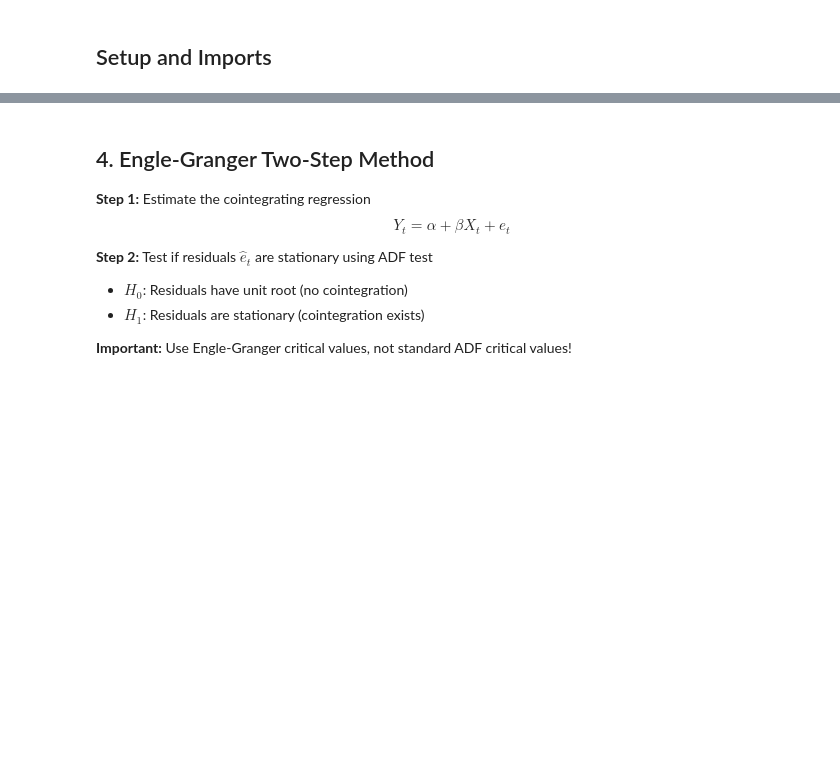
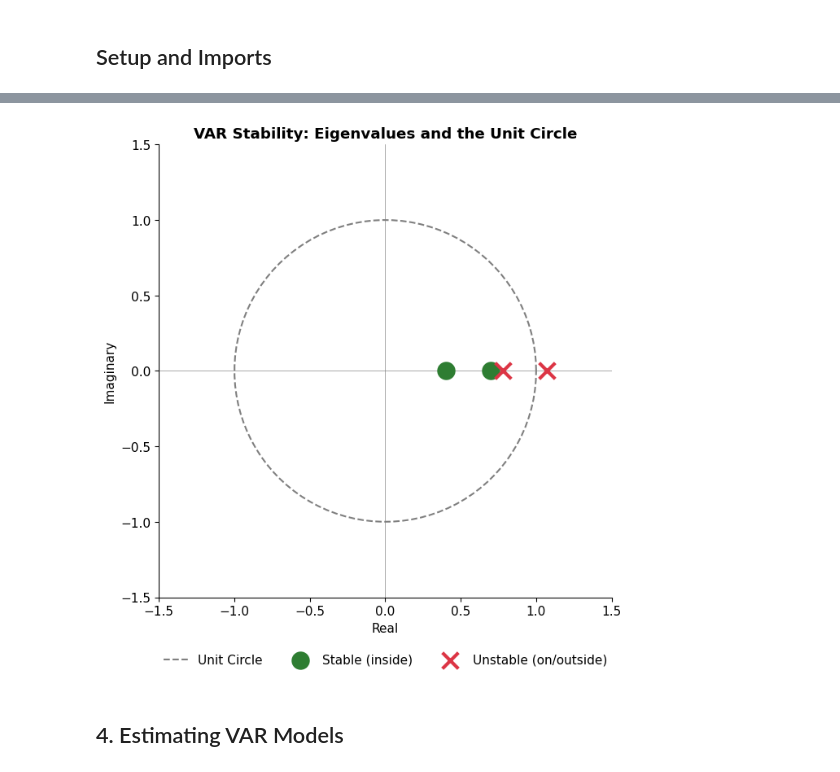
Before and after one commit to danpele/Time-Series-Analysis, a Jupyter notebook: chapter6_lecture_notebook.ipynb, the cells around one changed output, grey strips where cells are left out. Drawn from its saved outputs; the diff is of its cells as text; code cells hidden in the pictures; blank space fills up the shorter version.

```diff
--- a/chapter6_lecture_notebook.ipynb
+++ b/chapter6_lecture_notebook.ipynb
@@ -216,12 +295,34 @@ plt.show()
+# %%
+# Visualize eigenvalues in complex plane
+fig, ax = plt.subplots(figsize=(7, 7))
+
+# Unit circle
+theta = np.linspace(0, 2*np.pi, 100)
+ax.plot(np.cos(theta), np.sin(theta), 'k--', alpha=0.5, label='Unit Circle')
+
+# Eigenvalues
+ax.scatter(eig_stable.real, eig_stable.imag, s=200, c=COLORS['green'],
+           marker='o', linewidths=2, label='Stable (inside)', zorder=5)
+ax.scatter(eig_unstable.real, eig_unstable.imag, s=200, c=COLORS['red'],
+           marker='x', linewidths=3, label='Unstable (on/outside)', zorder=5)
+
+ax.set_xlim(-1.5, 1.5)
+ax.set_ylim(-1.5, 1.5)
+ax.set_aspect('equal')
+ax.axhline(y=0, color='gray', linewidth=0.5)
+ax.axvline(x=0, color='gray', linewidth=0.5)
+ax.set_xlabel('Real')
+ax.set_ylabel('Imaginary')
+ax.set_title('VAR Stability: Eigenvalues and the Unit Circle', fontweight='bold')
+
+# Legend outside at bottom
+ax.legend(loc='upper center', bbox_to_anchor=(0.5, -0.1), ncol=3)
+
+plt.tight_layout()
+plt.subplots_adjust(bottom=0.15)
+plt.show()
+# %% [output]
+[figure, added]
 # %% [markdown]
-## 4. Engle-Granger Two-Step Method
-
-**Step 1:** Estimate the cointegrating regression
-$$Y_t = \alpha + \beta X_t + e_t$$
-
-**Step 2:** Test if residuals $\hat{e}_t$ are stationary using ADF test
-- $H_0$: Residuals have unit root (no cointegration)
-- $H_1$: Residuals are stationary (cointegration exists)
-
-**Important:** Use Engle-Granger critical values, not standard ADF critical values!
+## 4. Estimating VAR Models
 # %%
```
Also changed, not shown: parts of 46 cells of this notebook, 40 other files.
